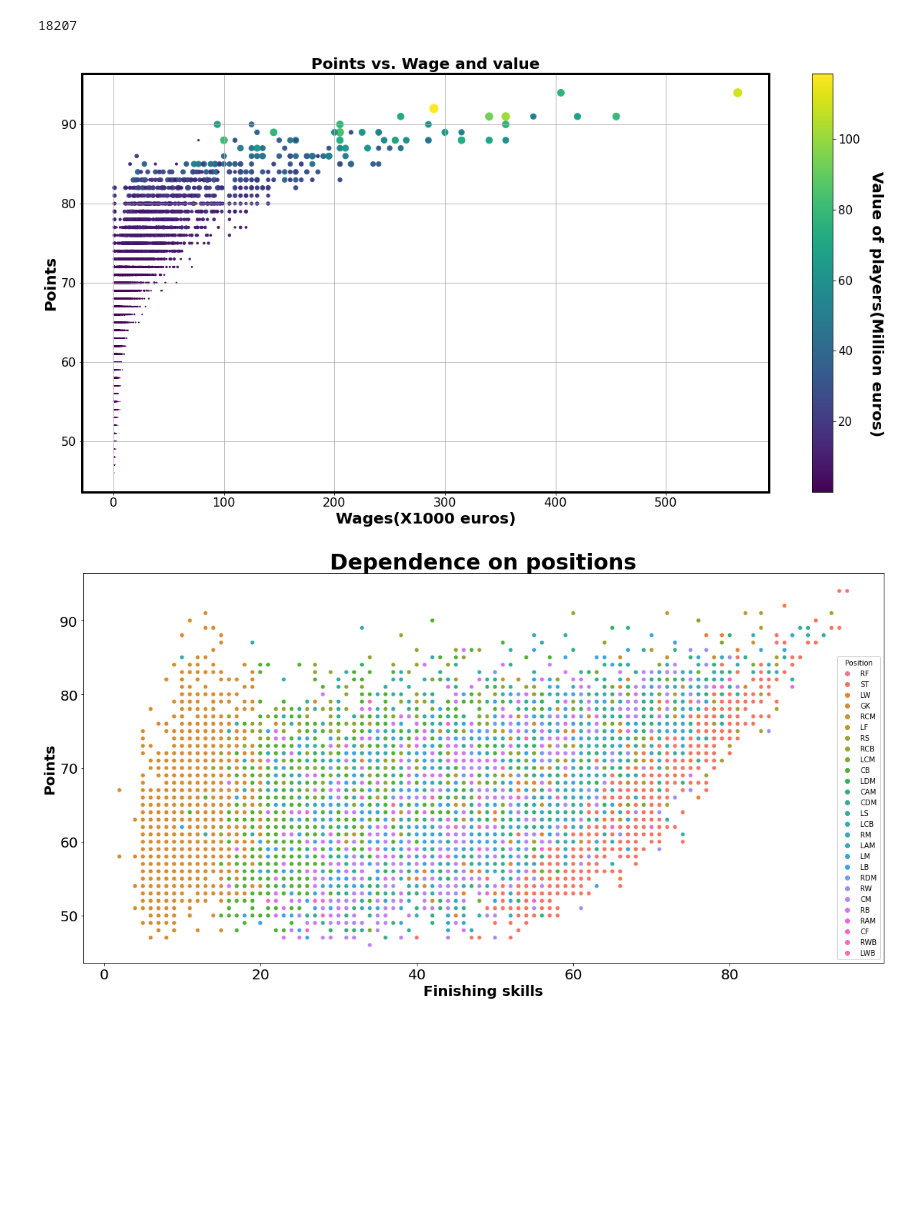
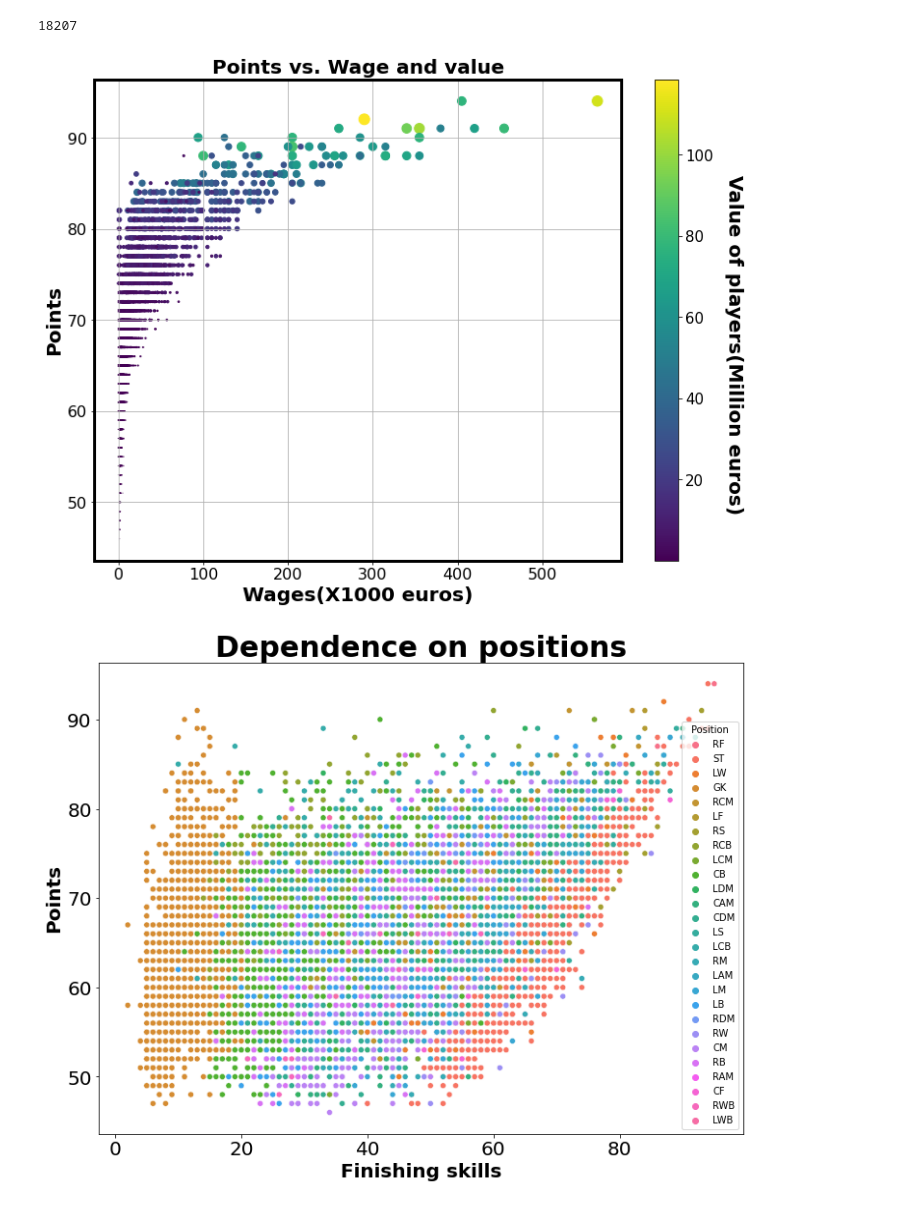
Before and after one commit to souticksaha21/Data_Science_Projects, a Jupyter notebook: FIFA_2019.ipynb, the cells around one changed output. Cells and saved outputs as stored; diff of their text form; code cells hidden in the pictures; blank space fills up the shorter version.

```diff
--- a/FIFA_2019.ipynb
+++ b/FIFA_2019.ipynb
@@ -475,21 +481,22 @@ for i in range(len(value_full_list)):
 # %%
 sc=plt.scatter(wage_num_list, points_full_list, value_num_list, value_num_list)
 plt.xlabel("Wages(X1000 euros)", fontsize=20, fontweight='bold')
 plt.ylabel("Points", fontsize=20, fontweight='bold')
 plt.title("Points vs. Wage and value", fontsize=20, fontweight='bold')
 cbar=plt.colorbar(sc)
 cbar.set_label('Value of players(Million euros)', rotation=270, fontsize=20, fontweight='bold', labelpad=30, y=0.45)
 cbar.ax.tick_params(rotation=0)
 cbar.ax.tick_params(labelsize=15)
 plt.xticks(fontsize=16)
 plt.yticks(fontsize=16)
 ax = plt.gca()
 for axis in ['top','bottom','left','right']:
   ax.spines[axis].set_linewidth(3)
+plt.gcf().set_size_inches(12, 9)
 plt.grid()
 plt.show()
 # %% [output]
-[figure, old version]
+[figure, new version]
 # %%
 #Wages and Value remain flat for most players with points below 85.
 #But above ~85 points wages and value drastically increases. So there is no linear increase of wages with points.
@@ -499,9 +506,10 @@ b=sns.scatterplot(x=FIFA_19["Finishing"], y=FIFA_19["Overall points"], hue=FIFA_
 b.axes.set_title("Dependence on positions",fontsize=30, fontweight='bold')
 b.set_xlabel("Finishing skills",fontsize=20, fontweight='bold')
 b.set_ylabel("Points",fontsize=20, fontweight='bold')
+plt.gcf().set_size_inches(12, 9)
 b.tick_params(labelsize=20)
 # %% [output]
-[figure, old version]
+[figure, new version]
 # %%
 #What are the points, salaries and values by positions.
 FIFA_19['Wage_for_plot'] = wage_num_list
```
Also changed, not shown: parts of 26 cells of this notebook.
